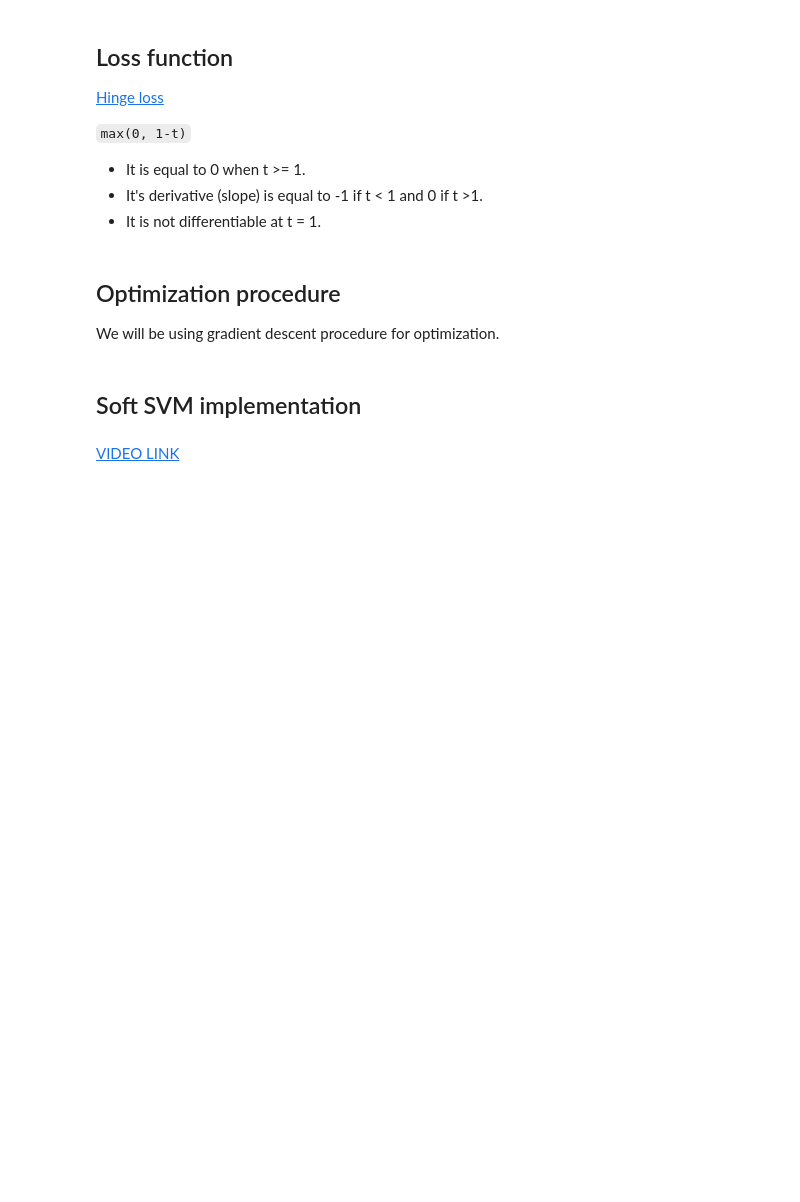
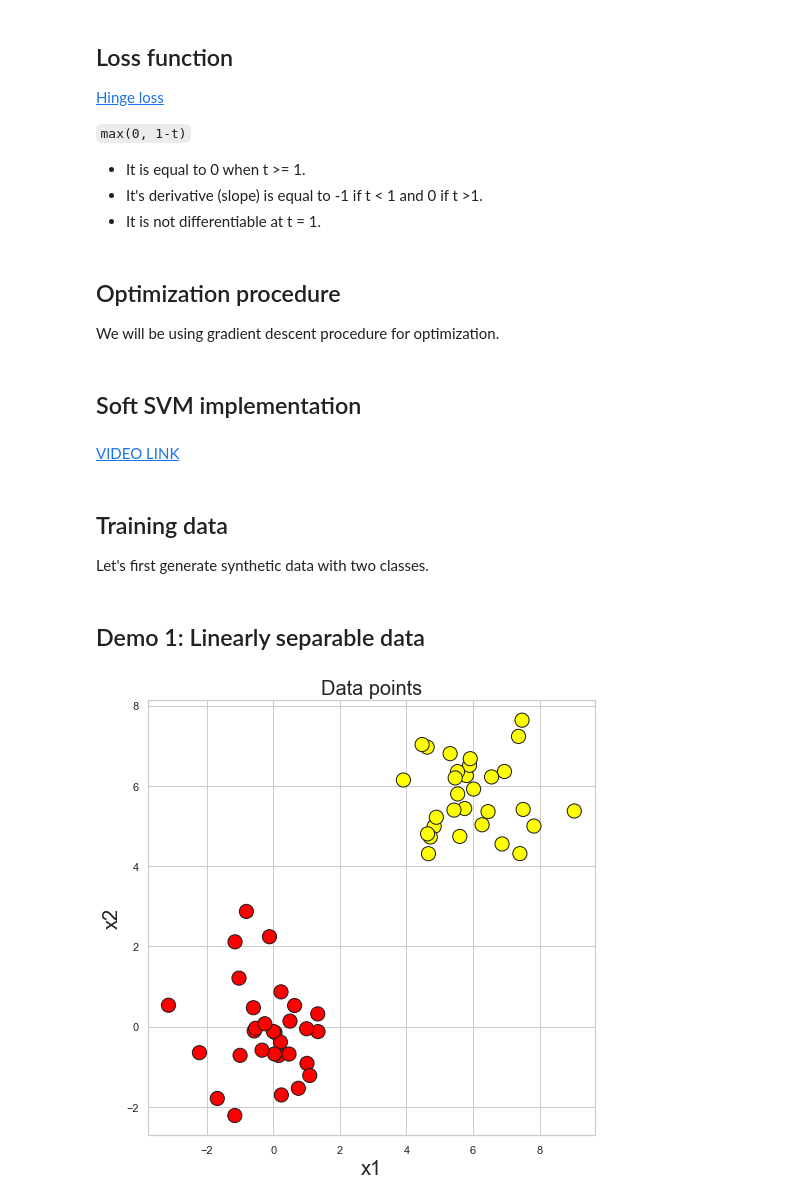
Before and after one commit to ganeshbmc/MLT, a Jupyter notebook: colabs_mlt/wk8_soft_svm_mlt.ipynb, the cells around one changed output. Saved outputs shown, nothing was run; the diff lists cells and outputs as text; code cells hidden in the pictures; blank space fills up the shorter version.

```diff
--- a/colabs_mlt/wk8_soft_svm_mlt.ipynb
+++ b/colabs_mlt/wk8_soft_svm_mlt.ipynb
@@ -97,0 +120,25 @@ class softSVM:
+# %% [markdown]
+## Training data
+
+Let's first generate synthetic data with two classes.
+# %% [markdown]
+## Demo 1: Linearly separable data
+# %%
+# generate artificial data points
+X, Y = make_blobs(n_samples=60,
+                    n_features=2,
+                    centers=[[0,0], [6,6]],
+                    cluster_std=1,
+                    random_state=12)
+Y = np.where(Y == 0, -1, 1)
+
+# plot the two classes
+plt.figure(figsize=(8,8))
+
+plt.scatter(X[:, 0], X[:, 1], marker='o', c=Y, s=200, edgecolor='k', cmap='autumn')
+plt.xlabel('x1', fontsize=20)
+plt.ylabel('x2', fontsize=20)
+plt.title('Data points', fontsize=20)
+plt.show()
+# %% [output]
+[figure, added]
```
Also changed, not shown: parts of 22 cells of this notebook, 1 other file.
